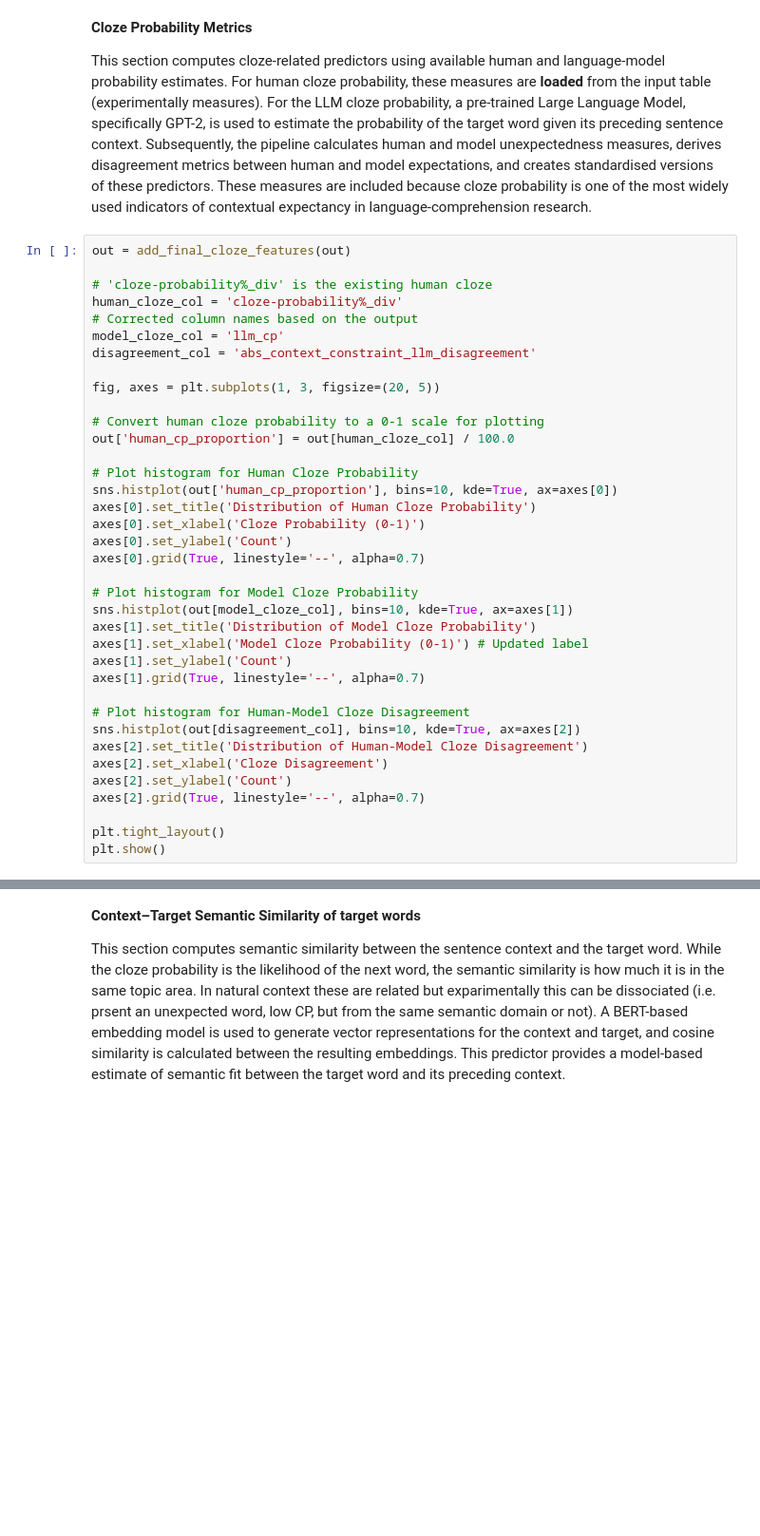
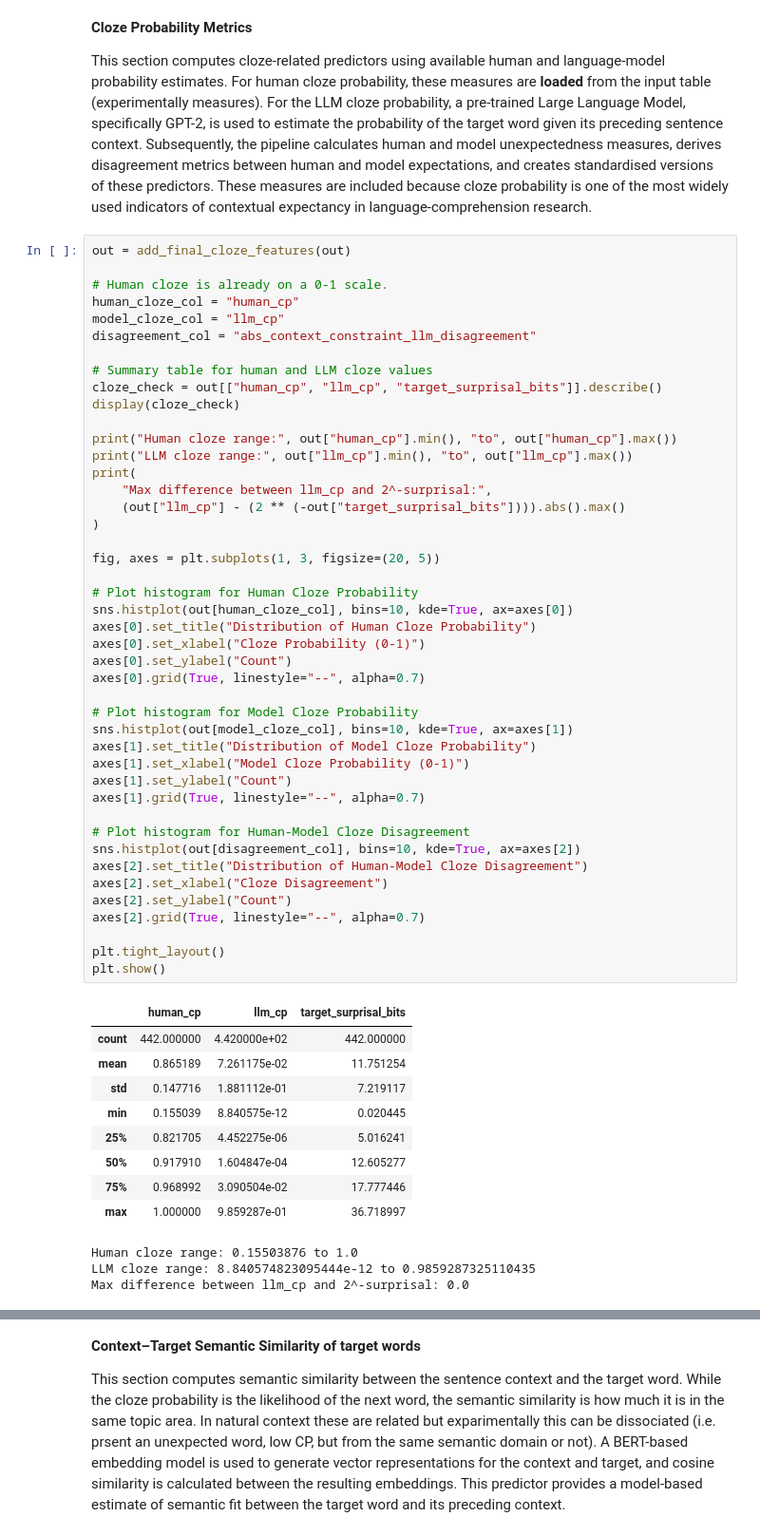
Before and after one commit to AngelaGS27/EEG-Sentence-ERP-Trial-Level-Modelling, a Jupyter notebook: stimuli_analysis.ipynb, the cells around one changed output, grey strips where cells are left out. Shown at 95% size. Saved outputs shown, nothing was run; the diff lists cells and outputs as text; blank space fills up the shorter version.

```diff
--- a/stimuli_analysis.ipynb
+++ b/stimuli_analysis.ipynb
@@ -315,39 +311,58 @@ This section computes cloze-related predictors using available human and languag
 # %%
 out = add_final_cloze_features(out)
 
-# 'cloze-probability%_div' is the existing human cloze
-human_cloze_col = 'cloze-probability%_div'
-# Corrected column names based on the output
-model_cloze_col = 'llm_cp'
-disagreement_col = 'abs_context_constraint_llm_disagreement'
+# Human cloze is already on a 0-1 scale.
+human_cloze_col = "human_cp"
+model_cloze_col = "llm_cp"
+disagreement_col = "abs_context_constraint_llm_disagreement"
+
+# Summary table for human and LLM cloze values
+cloze_check = out[["human_cp", "llm_cp", "target_surprisal_bits"]].describe()
+display(cloze_check)
+
+print("Human cloze range:", out["human_cp"].min(), "to", out["human_cp"].max())
+print("LLM cloze range:", out["llm_cp"].min(), "to", out["llm_cp"].max())
+print(
+    "Max difference between llm_cp and 2^-surprisal:",
+    (out["llm_cp"] - (2 ** (-out["target_surprisal_bits"]))).abs().max()
+)
 
 fig, axes = plt.subplots(1, 3, figsize=(20, 5))
 
-# Convert human cloze probability to a 0-1 scale for plotting
-out['human_cp_proportion'] = out[human_cloze_col] / 100.0
-
 # Plot histogram for Human Cloze Probability
-sns.histplot(out['human_cp_proportion'], bins=10, kde=True, ax=axes[0])
-axes[0].set_title('Distribution of Human Cloze Probability')
-axes[0].set_xlabel('Cloze Probability (0-1)')
-axes[0].set_ylabel('Count')
-axes[0].grid(True, linestyle='--', alpha=0.7)
+sns.histplot(out[human_cloze_col], bins=10, kde=True, ax=axes[0])
+axes[0].set_title("Distribution of Human Cloze Probability")
+axes[0].set_xlabel("Cloze Probability (0-1)")
+axes[0].set_ylabel("Count")
+axes[0].grid(True, linestyle="--", alpha=0.7)
 
 # Plot histogram for Model Cloze Probability
 sns.histplot(out[model_cloze_col], bins=10, kde=True, ax=axes[1])
-axes[1].set_title('Distribution of Model Cloze Probability')
-axes[1].set_xlabel('Model Cloze Probability (0-1)') # Updated label
-axes[1].set_ylabel('Count')
-axes[1].grid(True, linestyle='--', alpha=0.7)
+axes[1].set_title("Distribution of Model Cloze Probability")
+axes[1].set_xlabel("Model Cloze Probability (0-1)")
+axes[1].set_ylabel("Count")
+axes[1].grid(True, linestyle="--", alpha=0.7)
 
 # Plot histogram for Human-Model Cloze Disagreement
 sns.histplot(out[disagreement_col], bins=10, kde=True, ax=axes[2])
-axes[2].set_title('Distribution of Human-Model Cloze Disagreement')
-axes[2].set_xlabel('Cloze Disagreement')
-axes[2].set_ylabel('Count')
-axes[2].grid(True, linestyle='--', alpha=0.7)
+axes[2].set_title("Distribution of Human-Model Cloze Disagreement")
+axes[2].set_xlabel("Cloze Disagreement")
+axes[2].set_ylabel("Count")
+axes[2].grid(True, linestyle="--", alpha=0.7)
 
 plt.tight_layout()
 plt.show()
 # %% [output]
+|  | human_cp | llm_cp | target_surprisal_bits |
+| count | 442.000000 | 4.420000e+02 | 442.000000 |
+| mean | 0.865189 | 7.261175e-02 | 11.751254 |
+| std | 0.147716 | 1.881112e-01 | 7.219117 |
+| min | 0.155039 | 8.840575e-12 | 0.020445 |
+| 25% | 0.821705 | 4.452275e-06 | 5.016241 |
+| 50% | 0.917910 | 1.604847e-04 | 12.605277 |
+| 75% | 0.968992 | 3.090504e-02 | 17.777446 |
+| max | 1.000000 | 9.859287e-01 | 36.718997 |
+Human cloze range: 0.15503876 to 1.0
+LLM cloze range: 8.840574823095444e-12 to 0.9859287325110435
+Max difference between llm_cp and 2^-surprisal: 0.0
 [figure]
```
Also changed, not shown: parts of 9 cells of this notebook.
